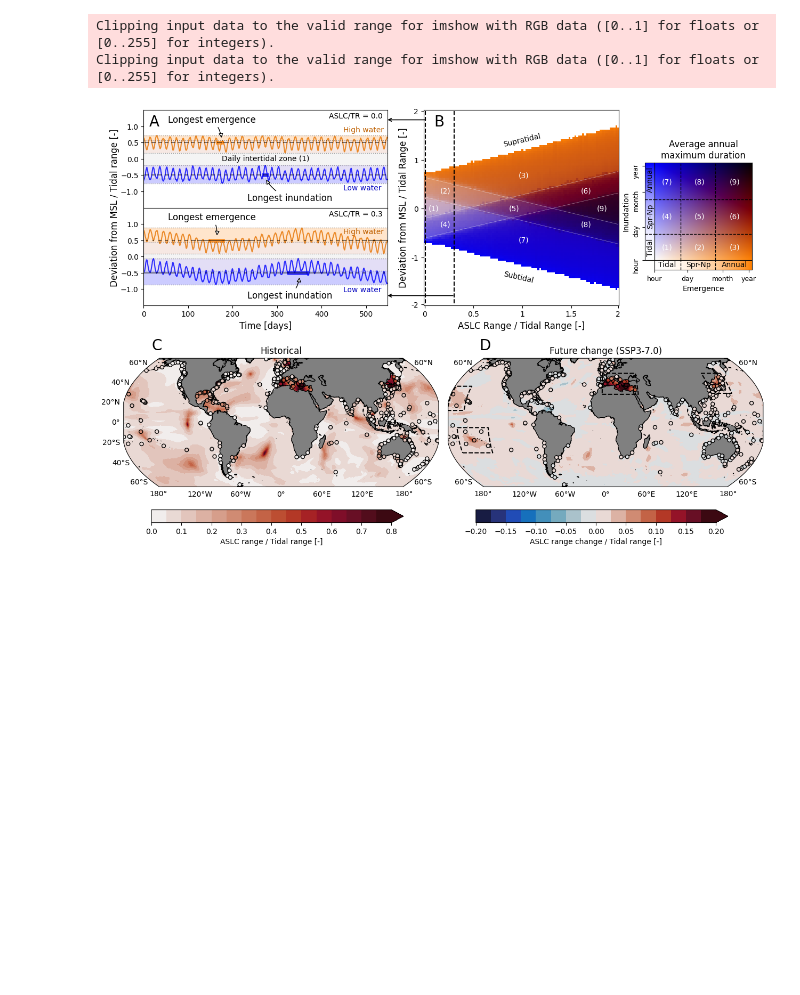
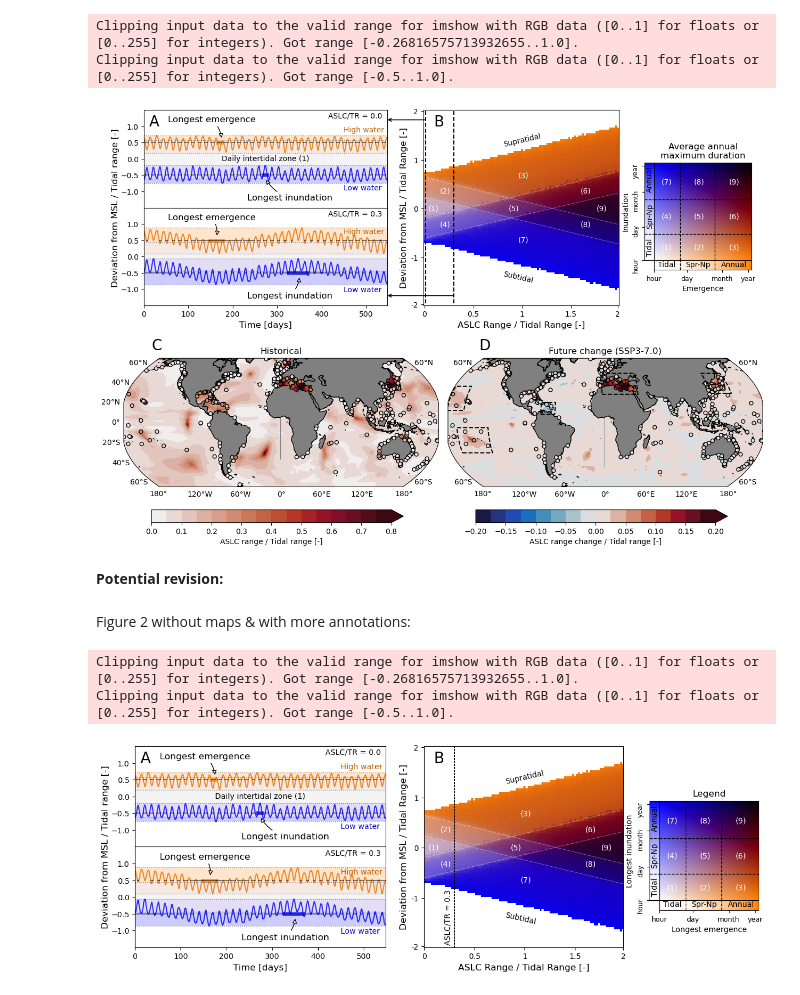
Before and after one commit to Timh37/aslc_intertidal, a Jupyter notebook: src/figure_2/figure_2.ipynb, the cells around one changed output. Drawn from its saved outputs; the diff is of its cells as text; code cells hidden in the pictures; blank space fills up the shorter version.

Commit message:
Update figure_2.ipynb
playing around with some alternatives for revision

```diff
--- a/src/figure_2/figure_2.ipynb
+++ b/src/figure_2/figure_2.ipynb
@@ -119,6 +119,11 @@ def figure_2d(fig, gs):
             transform=ccrs.PlateCarree(),zorder=8, #remove this line to get straight lines
             )
 
+    ax.plot([-73, -57, -57, -73, -73], [8, 8, 20, 20, 8],
+            color='black', linewidth=1.5,linestyle='dashed',
+            transform=ccrs.PlateCarree(),zorder=8, #remove this line to get straight lines
+            )
+
     ax.plot([123, 147, 147, 123, 123], [29, 29, 49, 49, 29],
             color='black', linewidth=1.5,linestyle='dashed',
             transform=ccrs.PlateCarree(),zorder=8, #remove this line to get straight lines
@@ -437,8 +442,12 @@ def figure_2b(fig, gs, path_bin):
     ax.set_xticks(ticks = [0, 25, 50, 75, 99], labels = [0, 0.5, 1, 1.5, 2])
     ax.set_yticks(ticks = [0, 25, 50, 75, 99], labels = [2, 1, 0, -1, -2])
 
-    ax.plot([0.5,0.5], [0,99], c = 'black', lw = 1.5, linestyle = 'dashed')
-    ax.plot([15,15], [0,99], c = 'black', lw = 1.5, linestyle = 'dashed')
+    ax.set_xlim([0,99])
+
+    #ax.plot([0.5,0.5], [0,99], c = 'black', lw = 1.5, linestyle = 'dashed')
+    #ax.plot([15,15], [0,99], c = 'black', lw = 1.5, linestyle = 'dashed')
+    ax.axvline(x=15,c = 'black', linestyle = 'dashed',lw=.75)
+    ax.text(10,97.5, s ='ASLC/TR = 0.3',rotation=90)
 
     ax.text(40, 15, s = 'Supratidal',  rotation =  13, c = 'k', alpha = 1, verticalalignment = 'center', fontsize = 10, zorder = 1)
     ax.text(48, 33, s = '(3)',      rotation = 0, c = 'w', alpha = 1, verticalalignment = 'center', fontsize = 10, zorder = 1)
@@ -502,7 +511,7 @@ def add_array_colorbar(fig,ax):
     cax1=ax.inset_axes([0,-0.1,1,.1],transform=ax.transAxes)
 
     cbar0 = fig.colorbar(mappable_inund, cax = cax0,orientation='vertical')
-    cbar0.ax.set_ylabel('Inundation', fontsize=10)
+    cbar0.ax.set_ylabel('Longest inundation', fontsize=10)
     cbar0.ax.set_yticks(ticks = [np.log10(1/24),np.log10(1),np.log10(30),np.log10(365.25)], labels = ['hour','day', 'month', 'year'], fontsize = 9)
     cbar0.ax.tick_params(axis = 'y', labelrotation = 90)
     cbar0.ax.yaxis.tick_left()
@@ -511,7 +520,7 @@ def add_array_colorbar(fig,ax):
     cbar1 = fig.colorbar(mappable_emerg, cax=cax1,orientation='horizontal')
     cbar1.ax.set_xticks(ticks = [np.log10(1/24),np.log10(1),np.log10(30),np.log10(365.25)], labels = ['hour','day', 'month', 'year'], fontsize = 9)
     cbar1.ax.tick_params(axis = 'y', labelrotation = 90)
-    cbar1.ax.set_xlabel('Emergence', fontsize=10)
+    cbar1.ax.set_xlabel('Longest emergence', fontsize=10)
 
     daily = 12.25/24
     spr_neap = 14.8
@@ -523,7 +532,8 @@ def add_array_colorbar(fig,ax):
     rgb = blend_arrays(max_inundation_duration, max_emergent_duration, xmin, xmax)
     ax.imshow(rgb, vmin = xmin, vmax = xmax)
 
-    ax.set_title('Average annual''\n''maximum duration')
+    #ax.set_title('Average annual''\n''maximum duration')
+    ax.set_title('Legend')
     ax.invert_yaxis()
     ax.set_yticks([],[])
     ax.set_xticks([],[])
@@ -598,6 +608,57 @@ def figure_2_multipanel(path_png):
 figure_2_multipanel(path_png = './figures/figure_2/figure_2.png')
 # figure_2_multipanel(path_png = None)
 # %% [output]
-Clipping input data to the valid range for imshow with RGB data ([0..1] for floats or [0..255] for integers).
-Clipping input data to the valid range for imshow with RGB data ([0..1] for floats or [0..255] for integers).
+Clipping input data to the valid range for imshow with RGB data ([0..1] for floats or [0..255] for integers). Got range [-0.26816575713932655..1.0].
+Clipping input data to the valid range for imshow with RGB data ([0..1] for floats or [0..255] for integers). Got range [-0.5..1.0].
 [figure]
+# %% [markdown]
+**Potential revision:**
+# %% [markdown]
+Figure 2 without maps & with more annotations:
+# %%
+def figure_2_multipanel(path_png):
+
+    rows, cols = 2, 2
+    fig = plt.figure(figsize=(15,10))
+    gs_top = fig.add_gridspec(rows, cols, hspace = .1, wspace = .05,right=.75) #define subplot grid
+    gs_bottom = fig.add_gridspec(rows, cols, hspace = .1, wspace = .03,left=.1)
+
+    ax_2a0, ax_2a1 = figure_2a(fig, gs_top[0,0])
+
+    ax_2b = figure_2b(fig, gs_top[0,1], path_bin = './bin/figure_2/figure_2b-alt.npy')
+    ax_2b_legend = inset_axes(ax_2b,width="100%", height="100%",bbox_to_anchor=(1.2, .25,.5,.5),bbox_transform = ax_2b.transAxes) #add array colorbar to 2b
+    add_array_colorbar(fig, ax_2b_legend)
+
+    #figure_2c(fig, gs_bottom[1,0])
+    #figure_2d(fig, gs_bottom[1,1])
+
+    fig.text(x = 0.132, y = 0.85, s = 'A', fontsize = 20)
+    fig.text(x = 0.488, y = 0.85, s = 'B', fontsize = 20)
+    #fig.text(x = 0.135, y = 0.43, s = 'C', fontsize = 20)
+    #fig.text(x = 0.545, y = 0.43, s = 'D', fontsize = 20)
+    '''
+    fig.add_artist(ConnectionPatch(
+        xyA= [1.001, 0.9], coordsA=ax_2a0.transAxes,
+        xyB= [0.01, 0.95], coordsB=ax_2b.transAxes,
+        arrowstyle="<-",
+        linewidth = 1.2,
+        color="k"
+    ))
+    fig.add_artist(ConnectionPatch(
+        xyA= [1.001, 0.1], coordsA=ax_2a1.transAxes,
+        xyB= [0.15, 0.05], coordsB=ax_2b.transAxes,
+        arrowstyle="<-",
+        linewidth = 1.2,
+        color="k"
+    ))
+    '''
+    if path_png is not None:
+        plt.savefig(path_png, dpi = 300, bbox_inches = "tight", format='png')
+    plt.show()
+
+#figure_2_multipanel(path_png = './figures/figure_2/figure_2.png')
+figure_2_multipanel(path_png = None)
+# %% [output]
+Clipping input data to the valid range for imshow with RGB data ([0..1] for floats or [0..255] for integers). Got range [-0.26816575713932655..1.0].
+Clipping input data to the valid range for imshow with RGB data ([0..1] for floats or [0..255] for integers). Got range [-0.5..1.0].
+[figure, added]
```
Also changed, not shown: parts of 3 cells of this notebook.
